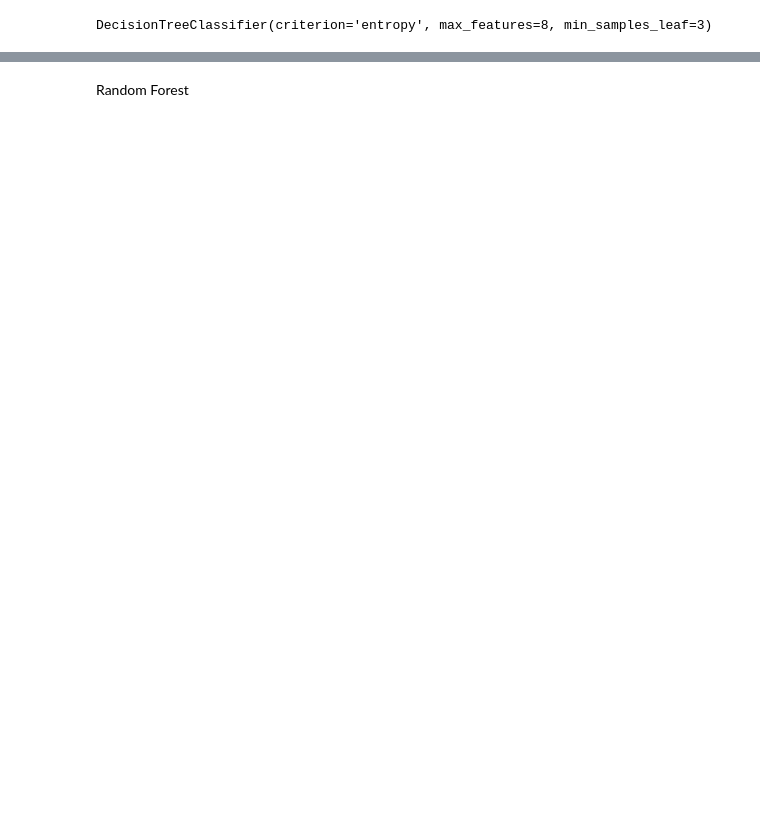
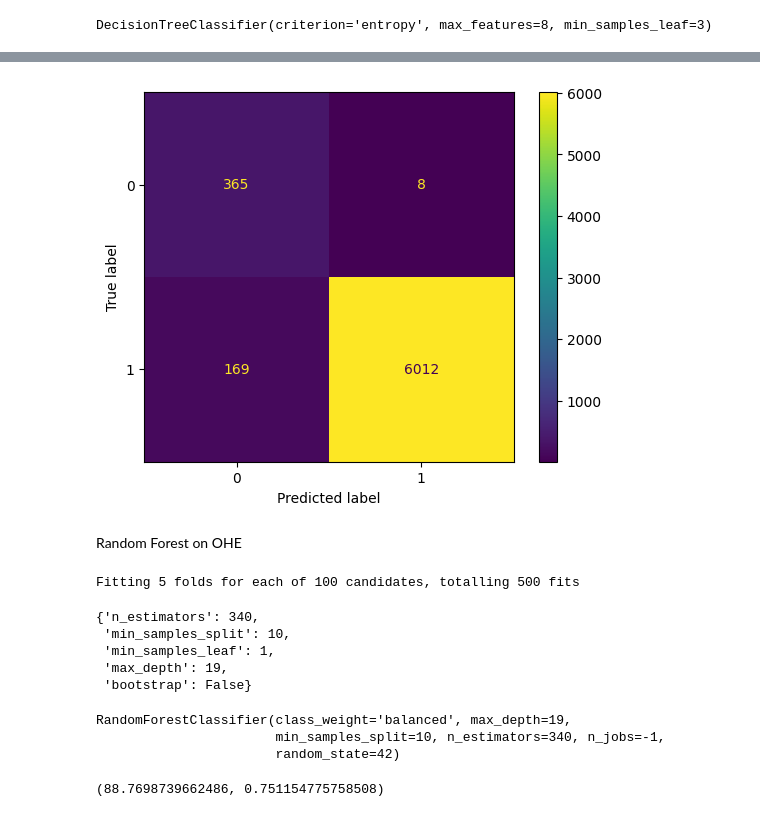
Before and after one commit to slord2k2/Machine-learning-101, a Jupyter notebook: Project 1 - Amazon.com - Employee Access/Dataset for the project/Model.ipynb, the cells around one changed output, grey strips where cells are left out. Cells and saved outputs as stored; diff of their text form; code cells hidden in the pictures; blank space fills up the shorter version.

```diff
--- a/Project 1 - Amazon.com - Employee Access/Dataset for the project/Model.ipynb
+++ b/Project 1 - Amazon.com - Employee Access/Dataset for the project/Model.ipynb
@@ -509,0 +512,11 @@ print(x)
+# %%
+param_grid = {
+    'n_estimators': np.arange(10, 500, 10),
+    'max_depth': np.arange(1, 20),
+    'min_samples_split': [2, 5, 10],
+    'min_samples_leaf': [1, 2, 4],
+    'bootstrap': [True, False]
+}
+rf = RandomForestClassifier(random_state=random_state, class_weight='balanced', n_jobs=-1)
+clf = RandomizedSearchCV(rf, param_distributions=param_grid, n_iter=100, cv=cv, verbose=verbose, random_state=random_state, n_jobs=-1, scoring=scoring)
+best_model = clf.fit(x_train, y_train)
@@ -509,0 +554,9 @@ print(x)
+# %%
+n_estimators=best_model.best_params_['n_estimators']
+min_samples_split=best_model.best_params_['min_samples_split']
+min_samples_leaf=best_model.best_params_['min_samples_leaf']
+max_depth=best_model.best_params_['max_depth']
+bootstrap=best_model.best_params_['bootstrap']
+# %%
+model=RandomForestClassifier(n_estimators=n_estimators,max_depth=max_depth, min_samples_split=min_samples_split, random_state=random_state,class_weight='balanced',n_jobs=-1)
+model.fit(train_data,y_true)
@@ -509,0 +567,5 @@ print(x)
+# %%
+y_pred=model.predict(x_test)
+test_acc_rf=accuracy_score(y_test,y_pred)*100
+auc_rf = roc_auc_score(y_test,y_pred)
+test_acc_rf,auc_rf
@@ -510,2 +583,31 @@ print(x)
+# %%
+from sklearn.metrics import confusion_matrix
+cm=confusion_matrix(y_test,y_pred)
+disp = ConfusionMatrixDisplay(confusion_matrix=cm,display_labels=best_model.classes_)
+disp.plot()
+plt.show()
+# %% [output]
+[figure, added]
 # %% [markdown]
-Random Forest
+Random Forest on OHE
+# %%
+param_grid = {
+    'n_estimators': np.arange(10, 500, 10),
+    'max_depth': np.arange(1, 20),
+    'min_samples_split': [2, 5, 10],
+    'min_samples_leaf': [1, 2, 4],
+    'bootstrap': [True, False]
+}
+rf = RandomForestClassifier(random_state=random_state, class_weight='balanced', n_jobs=-1)
+clf = RandomizedSearchCV(rf, param_distributions=param_grid, n_iter=100, cv=cv, verbose=verbose, random_state=random_state, n_jobs=-1, scoring=scoring)
+best_model=clf.fit(train_ohe,y_true)
+# %% [output]
+Fitting 5 folds for each of 100 candidates, totalling 500 fits
+# %%
+best_model.best_params_
+# %% [output]
+{'n_estimators': 340,
+ 'min_samples_split': 10,
+ 'min_samples_leaf': 1,
+ 'max_depth': 19,
+ 'bootstrap': False}
@@ -511,0 +620,14 @@ Random Forest
+# %%
+model=RandomForestClassifier(n_estimators=n_estimators,max_depth=max_depth, min_samples_split=min_samples_split, random_state=random_state,class_weight='balanced',n_jobs=-1)
+model.fit(train_ohe,y_true)
+# %% [output]
+RandomForestClassifier(class_weight='balanced', max_depth=19,
+                       min_samples_split=10, n_estimators=340, n_jobs=-1,
+                       random_state=42)
+# %%
+y_pred=model.predict(train_ohe)
+test_acc_rf_ohe=accuracy_score(y_true,y_pred)*100
+auc_rf_ohe = roc_auc_score(y_true, y_pred)
+test_acc_rf_ohe,auc_rf_ohe
+# %% [output]
+(88.7698739662486, 0.751154775758508)
```
Also changed, not shown: parts of 38 cells of this notebook, 10 other files.
